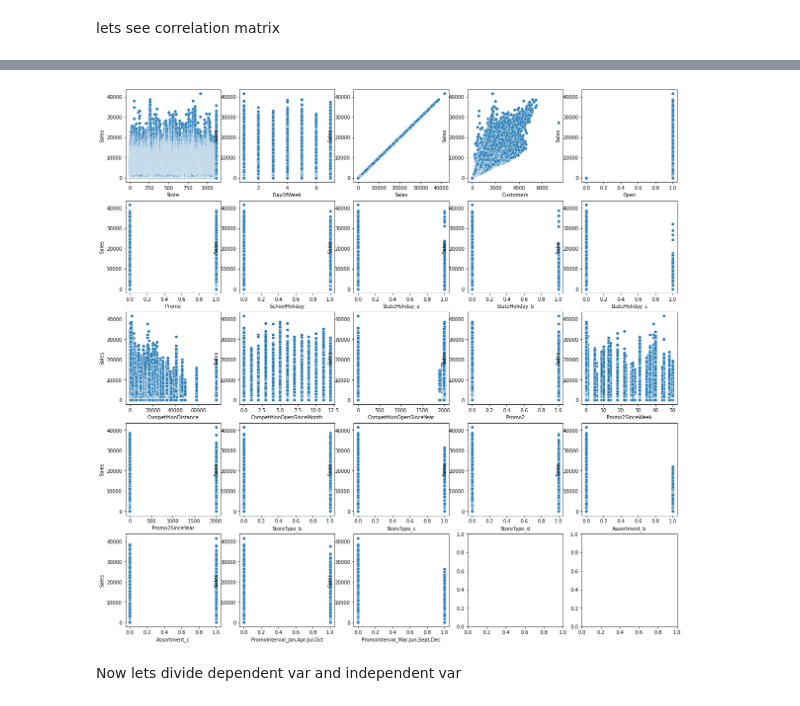
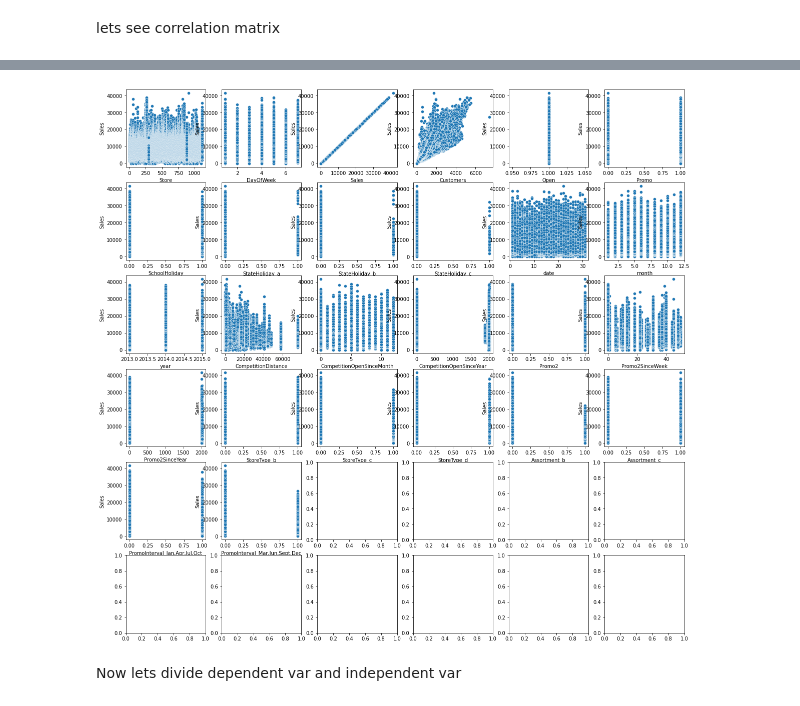
Before and after one commit to MadhurAwasthi/Rossmann-Sales-Prediction---Capstone-Project, a Jupyter notebook: Rossmann_Sales_Prediction_Capstone_Project.ipynb, the cells around one changed output, grey strips where cells are left out. Cells and saved outputs as stored; diff of their text form; code cells hidden in the pictures.

```diff
--- a/Rossmann_Sales_Prediction_Capstone_Project.ipynb
+++ b/Rossmann_Sales_Prediction_Capstone_Project.ipynb
@@ -235,0 +250,2 @@ sales_df
+# %%
+sales_df['Date'] = pd.to_datetime(sales_df['Date'])
@@ -235,0 +275,4 @@ sales_df
+# %%
+sales_df['date'] = pd.DatetimeIndex(sales_df['Date']).day
+sales_df['month'] = pd.DatetimeIndex(sales_df['Date']).month
+sales_df['year'] = pd.DatetimeIndex(sales_df['Date']).year
@@ -235,0 +297,2 @@ sales_df
+# %%
+sales_df.drop(columns=['Date'],axis=1,inplace=True)
@@ -436,6 +522,6 @@ Index(['Store', 'DayOfWeek', 'Date', 'Sales', 'Customers', 'Open', 'Promo',
 # %% [markdown]
 lets see distribution of data
 # %%
-fig,axes=plt.subplots(nrows=5,ncols=5,figsize=(20,20))
-for i,col in enumerate(new_df.describe().columns):
- sns.histplot(new_df[col],ax=axes[i//5,i%5])
+# fig,axes=plt.subplots(nrows=5,ncols=5,figsize=(20,20))
+# for i,col in enumerate(new_df.describe().columns):
+#  sns.histplot(new_df[col],ax=axes[i//5,i%5])
@@ -452,9 +536,9 @@ sns.heatmap(correlations, annot = True);
 # %%
-fig,axes=plt.subplots(nrows=5,ncols=5,figsize=(20,20))
+fig,axes=plt.subplots(nrows=6,ncols=6,figsize=(20,20))
 for i,col in enumerate(new_df.describe().columns):
- sns.scatterplot(new_df[col],new_df['Sales'],ax=axes[i//5,i%5])
+ sns.scatterplot(new_df[col],new_df['Sales'],ax=axes[i//6,i%6])
 # %% [output]
-[figure, old version]
+[figure, new version]
 # %% [markdown]
 Now lets divide dependent var and independent var
 # %%
```
Also changed, not shown: parts of 38 cells of this notebook.
